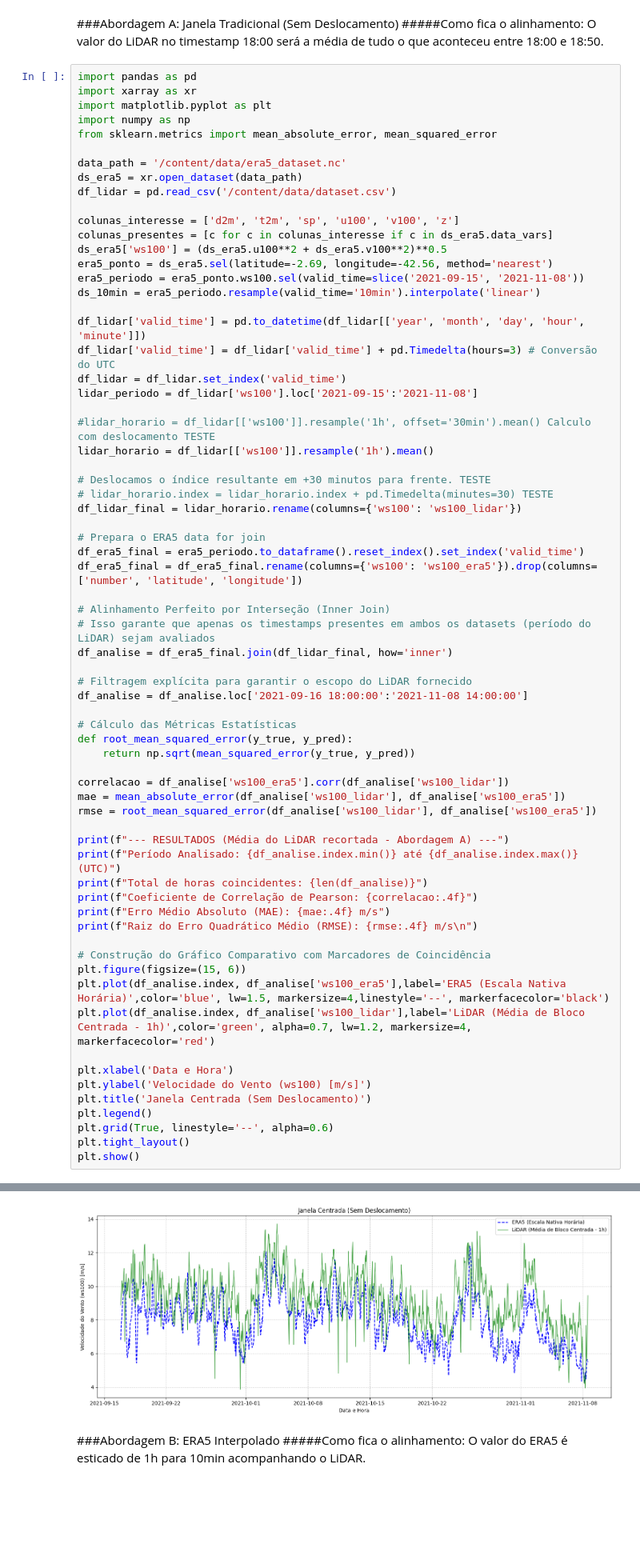
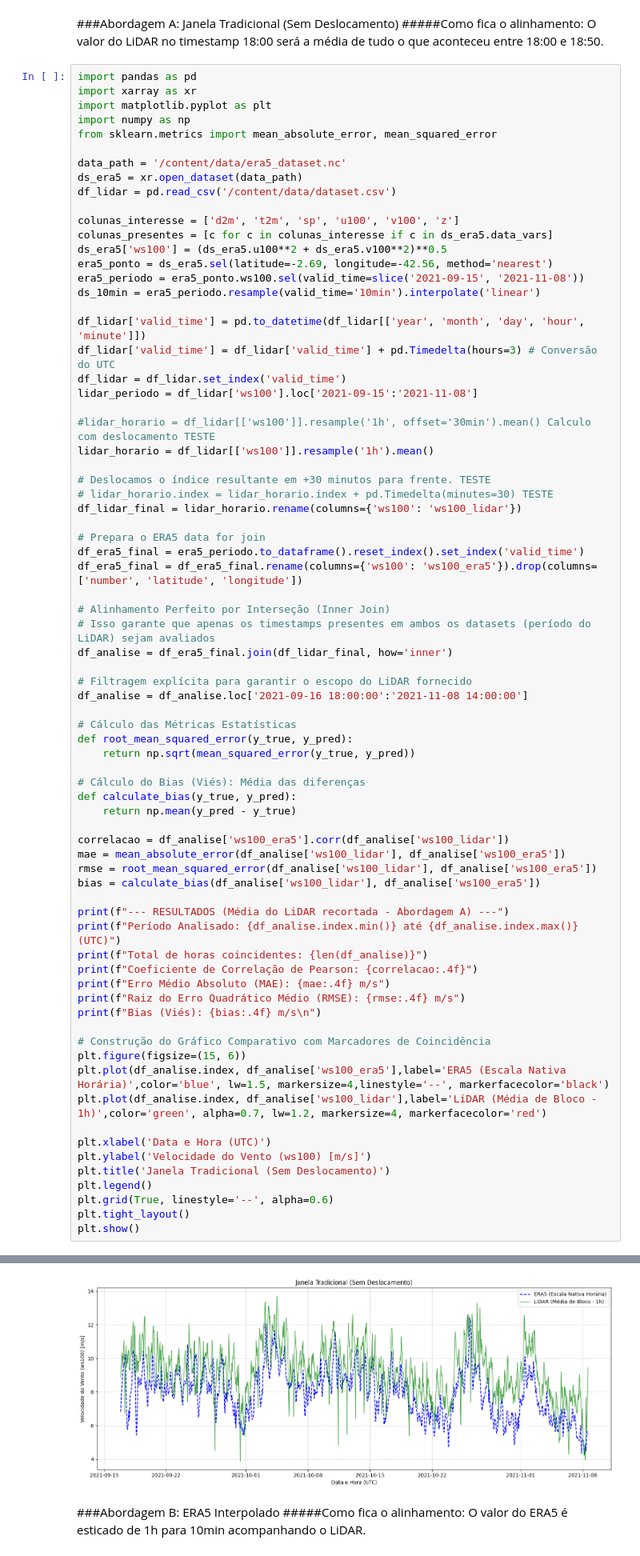
Before and after one commit to Ig0r-or/Wind-Speed-Forecasting-Using-LiDAR-ERA5-and-Deep-Learning, a Jupyter notebook: notebooks/1_2_Interpolação_Temporal_e_análise_de_erro.ipynb, the cells around one changed output, grey strips where cells are left out. Shown at 80% size. Cells and saved outputs as stored; diff of their text form; blank space fills up the shorter version.

```diff
--- a/notebooks/1_2_Interpolação_Temporal_e_análise_de_erro.ipynb
+++ b/notebooks/1_2_Interpolação_Temporal_e_análise_de_erro.ipynb
@@ -49,25 +49,31 @@ df_analise = df_analise.loc['2021-09-16 18:00:00':'2021-11-08 14:00:00']
 def root_mean_squared_error(y_true, y_pred):
     return np.sqrt(mean_squared_error(y_true, y_pred))
 
+# Cálculo do Bias (Viés): Média das diferenças
+def calculate_bias(y_true, y_pred):
+    return np.mean(y_pred - y_true)
+
 correlacao = df_analise['ws100_era5'].corr(df_analise['ws100_lidar'])
 mae = mean_absolute_error(df_analise['ws100_lidar'], df_analise['ws100_era5'])
 rmse = root_mean_squared_error(df_analise['ws100_lidar'], df_analise['ws100_era5'])
+bias = calculate_bias(df_analise['ws100_lidar'], df_analise['ws100_era5'])
 
 print(f"--- RESULTADOS (Média do LiDAR recortada - Abordagem A) ---")
 print(f"Período Analisado: {df_analise.index.min()} até {df_analise.index.max()} (UTC)")
 print(f"Total de horas coincidentes: {len(df_analise)}")
 print(f"Coeficiente de Correlação de Pearson: {correlacao:.4f}")
 print(f"Erro Médio Absoluto (MAE): {mae:.4f} m/s")
-print(f"Raiz do Erro Quadrático Médio (RMSE): {rmse:.4f} m/s\n")
+print(f"Raiz do Erro Quadrático Médio (RMSE): {rmse:.4f} m/s")
+print(f"Bias (Viés): {bias:.4f} m/s\n")
 
 # Construção do Gráfico Comparativo com Marcadores de Coincidência
 plt.figure(figsize=(15, 6))
 plt.plot(df_analise.index, df_analise['ws100_era5'],label='ERA5 (Escala Nativa Horária)',color='blue', lw=1.5, markersize=4,linestyle='--', markerfacecolor='black')
-plt.plot(df_analise.index, df_analise['ws100_lidar'],label='LiDAR (Média de Bloco Centrada - 1h)',color='green', alpha=0.7, lw=1.2, markersize=4, markerfacecolor='red')
+plt.plot(df_analise.index, df_analise['ws100_lidar'],label='LiDAR (Média de Bloco - 1h)',color='green', alpha=0.7, lw=1.2, markersize=4, markerfacecolor='red')
 
-plt.xlabel('Data e Hora')
+plt.xlabel('Data e Hora (UTC)')
 plt.ylabel('Velocidade do Vento (ws100) [m/s]')
-plt.title('Janela Centrada (Sem Deslocamento)')
+plt.title('Janela Tradicional (Sem Deslocamento)')
 plt.legend()
 plt.grid(True, linestyle='--', alpha=0.6)
 plt.tight_layout()
@@ -82,4 +89,4 @@ Raiz do Erro Quadrático Médio (RMSE): 1.8062 m/s
-[figure, old version]
+[figure, new version]
 # %% [markdown]
 ###Abordagem B: ERA5 Interpolado
 #####Como fica o alinhamento: O valor do ERA5 é esticado de 1h para 10min acompanhando o LiDAR.
```
Also changed, not shown: parts of 2 cells of this notebook.
